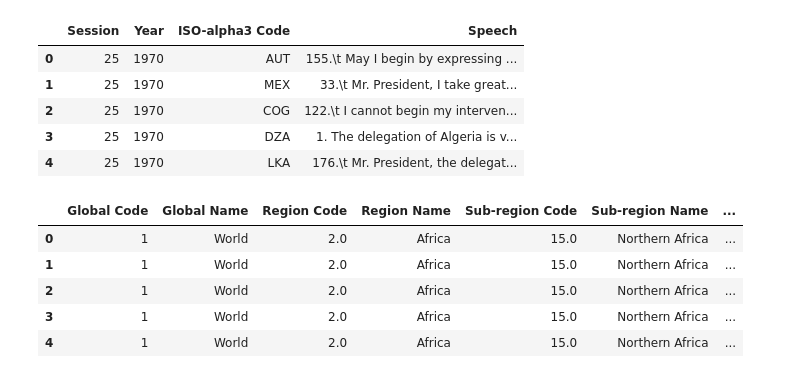
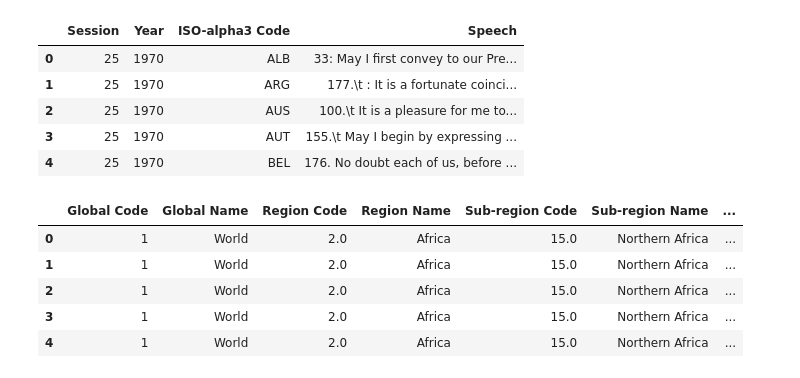
Before and after one commit to meralegre/DSAss1, a Jupyter notebook: speech_analysis.ipynb, the cells around one changed output. Cells and saved outputs as stored; diff of their text form; code cells hidden in the pictures.

```diff
--- a/speech_analysis.ipynb
+++ b/speech_analysis.ipynb
@@ -10,28 +10,27 @@ from nltk.sentiment import SentimentIntensityAnalyzer
 # %%
 sessions = np.arange(25, 79)
 data=[]
-
 for session in sessions:
     # directory = "./TXT/Session "+str(session)+" - "+str(1945+session)
-    directory = f"./TXT/Session {session} - {1945+session}"
+    directory = f"C:/Users/Jan/Downloads/TXT/Session {session} - {1945+session}"
     for filename in os.listdir(directory):
         # f = open(os.path.join(directory, filename))
-        with open(os.path.join(directory, filename)) as f:
+        with open(os.path.join(directory, filename), encoding="utf8") as f:
             if filename[0]==".": #ignore hidden files
                 continue
             splt = filename.split("_")
             data.append([session, 1945+session, splt[0], f.read()])
 
 df_speech = pd.DataFrame(data, columns=['Session','Year','ISO-alpha3 Code','Speech'])
 
 df_speech.head()
 # %% [output]
 |  | Session | Year | ISO-alpha3 Code | Speech |
-| 0 | 25 | 1970 | AUT | 155.\t May I begin by expressing ... |
-| 1 | 25 | 1970 | MEX | 33.\t Mr. President, I take great... |
-| 2 | 25 | 1970 | COG | 122.\t I cannot begin my interven... |
-| 3 | 25 | 1970 | DZA | 1. The delegation of Algeria is v... |
-| 4 | 25 | 1970 | LKA | 176.\t Mr. President, the delegat... |
+| 0 | 25 | 1970 | ALB | 33: May I first convey to our Pre... |
+| 1 | 25 | 1970 | ARG | 177.\t : It is a fortunate coinci... |
+| 2 | 25 | 1970 | AUS | 100.\t It is a pleasure for me to... |
+| 3 | 25 | 1970 | AUT | 155.\t May I begin by expressing ... |
+| 4 | 25 | 1970 | BEL | 176. No doubt each of us, before ... |
 # %%
 file_path = './data/UNSD — Methodology.csv'
 
```
Also changed, not shown: parts of 19 cells of this notebook, 6 other files.
